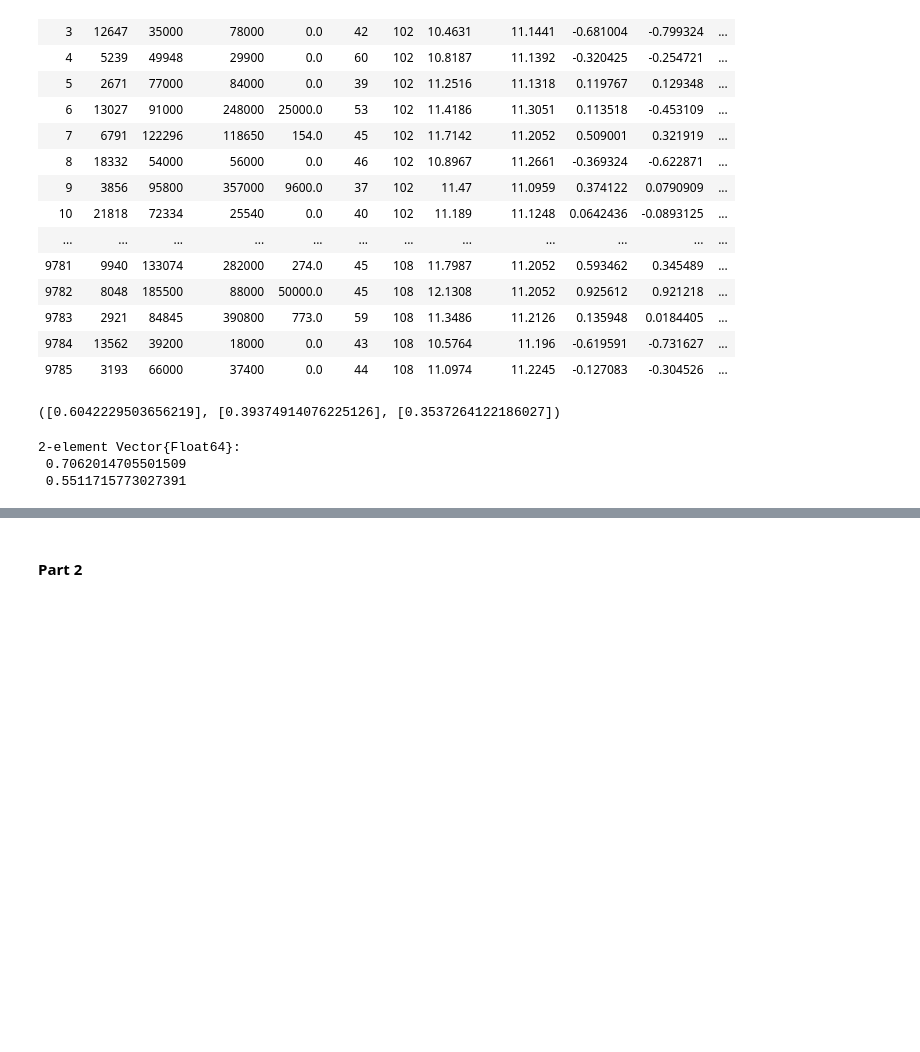
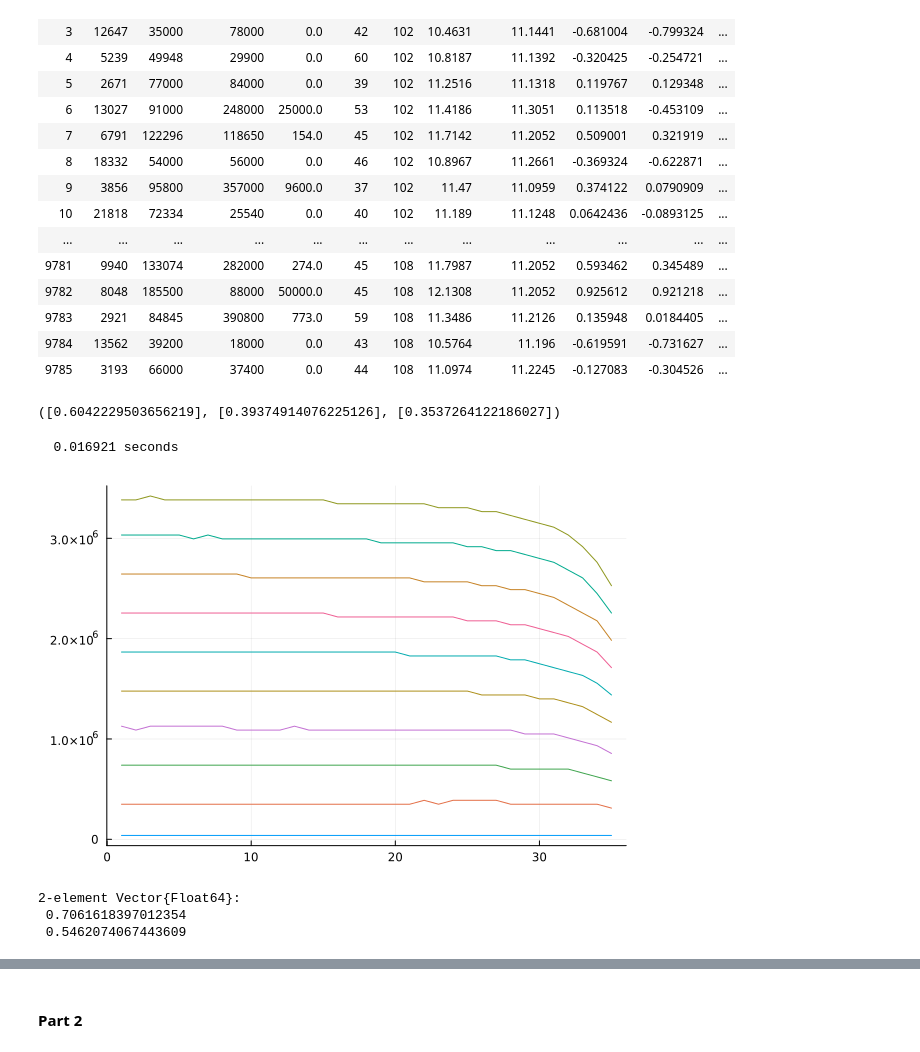
Before and after one commit to sgcbayli024/metrics, a Jupyter notebook: hw5/hw5.ipynb, the cells around one changed output, grey strips where cells are left out. Cells and saved outputs as stored; diff of their text form; code cells hidden in the pictures; blank space fills up the shorter version.

Commit message:
can now run NelderMead() for 35 periods due to data constraints

```diff
--- a/hw5/hw5.ipynb
+++ b/hw5/hw5.ipynb
@@ -227,6 +250,40 @@ end
 data_estimates = estimates.v_resid, estimates.c_resid_1, estimates.c_resid_2
 # %% [output]
 ([0.6042229503656219], [0.39374914076225126], [0.3537264122186027])
+# %%
+overwrite_μ = @chain data begin
+    @groupby(:age)
+    @combine(:log_y_mean = mean(:log_y_mean))
+end
+
+new_μ = overwrite_μ.log_y_mean
+
+params = (; T = 35, # length of a lifetime
+            β = 0.95, # discount factor
+            σ = 2.0, # risk aversion
+            ρ = 0.2, # persistence of income
+            ση = 1.0, # standard deviation of income shocks
+            μ = new_μ, # mean of log income (array of size 45 filled with 2.0)
+            ψ = 5., # scaling factor in utility from bequest
+            r = 0.05 # interest rate
+)
+
+Ka = 100
+Kϵ = 5
+agrid = LinRange(0, 10000 * params.μ[1]*params.T, Ka)   # asset grid LinRange(start, stop, length)
+Π, ϵgrid = tauchen(params.ρ, params.ση, Kϵ) # transition matrix and grid for epsilon
+params = (; params..., Ka = Ka, agrid = agrid, Π = Π, ϵgrid = ϵgrid, Kϵ = Kϵ) # merge the two dictionaries
+
+V = zeros(params.Kϵ,params.Ka,params.T+1)
+A = zeros(Int64,params.Kϵ,params.Ka,params.T)
+backward_induction!(V,A,params)
+@time backward_induction!(V,A,params)
+# %% [output]
+  0.016921 seconds
+# %%
+plot(1:params.T,agrid[A[3,1:10:Ka,:]'],legend=false) # plot the asset policy function every 10 gridpoints for the median wage shock (iϵ=3) over time
+# %% [output]
+[figure, added]
 # %%
 function ssd(ρ,ση,d)
     var, cov_2, cov_4 = AR1_process(ρ,ση)
@@ -239,13 +296,13 @@ function minimise(ρ,ση,d)
     return weighted_ssd
 end
 
-result = optimize(guess -> minimise(guess[1],guess[2],data_estimates), [pars.ρ,pars.ση], NelderMead())
+result = optimize(guess -> minimise(guess[1],guess[2],data_estimates), [params.ρ,params.ση], NelderMead())
 
 out_ρ, out_ση = Optim.minimizer(result)
 # %% [output]
 2-element Vector{Float64}:
- 0.7062014705501509
- 0.5511715773027391
+ 0.7061618397012354
+ 0.5462074067443609
 # %%
 v_first_stage, c1_first_stage, c2_first_stage = AR1_process(out_ρ, out_ση)
 # %% [output]
```
Also changed, not shown: parts of 4 cells of this notebook.
